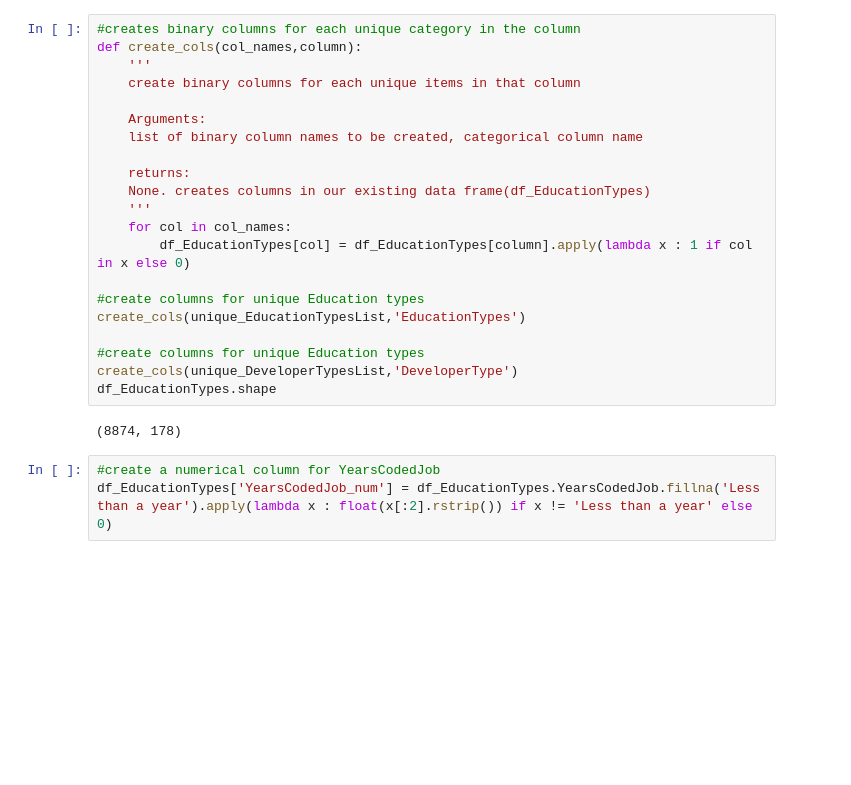
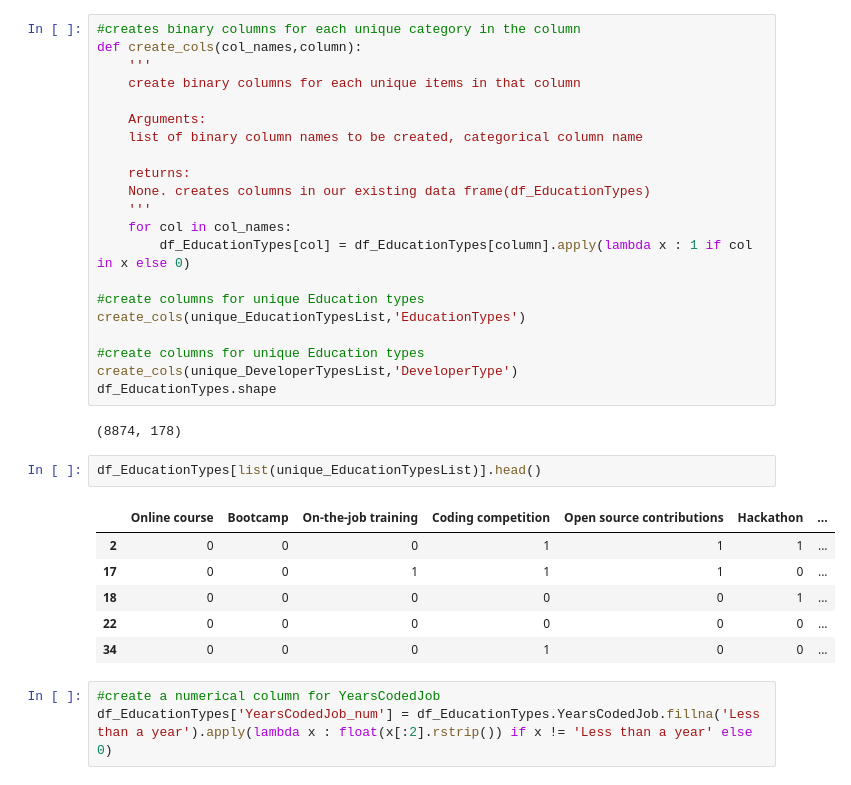
Before and after one commit to kalyanpesala17/stackoverflow, a Jupyter notebook: stackoverflow.ipynb, the cells around one changed output. Drawn from its saved outputs; the diff is of its cells as text; blank space fills up the shorter version.

```diff
--- a/stackoverflow.ipynb
+++ b/stackoverflow.ipynb
@@ -353,6 +400,15 @@ create_cols(unique_DeveloperTypesList,'DeveloperType')
 df_EducationTypes.shape
 # %% [output]
 (8874, 178)
+# %%
+df_EducationTypes[list(unique_EducationTypesList)].head()
+# %% [output]
+|  | Online course | Bootcamp | On-the-job training | Coding competition | Open source contributions | Hackathon | ... |
+| 2 | 0 | 0 | 0 | 1 | 1 | 1 | ... |
+| 17 | 0 | 0 | 1 | 1 | 1 | 0 | ... |
+| 18 | 0 | 0 | 0 | 0 | 0 | 1 | ... |
+| 22 | 0 | 0 | 0 | 0 | 0 | 0 | ... |
+| 34 | 0 | 0 | 0 | 1 | 0 | 0 | ... |
 # %%
 #create a numerical column for YearsCodedJob
 df_EducationTypes['YearsCodedJob_num'] = df_EducationTypes.YearsCodedJob.fillna('Less than a year').apply(lambda x : float(x[:2].rstrip()) if x != 'Less than a year' else 0)
```
Also changed, not shown: parts of 20 cells of this notebook.
